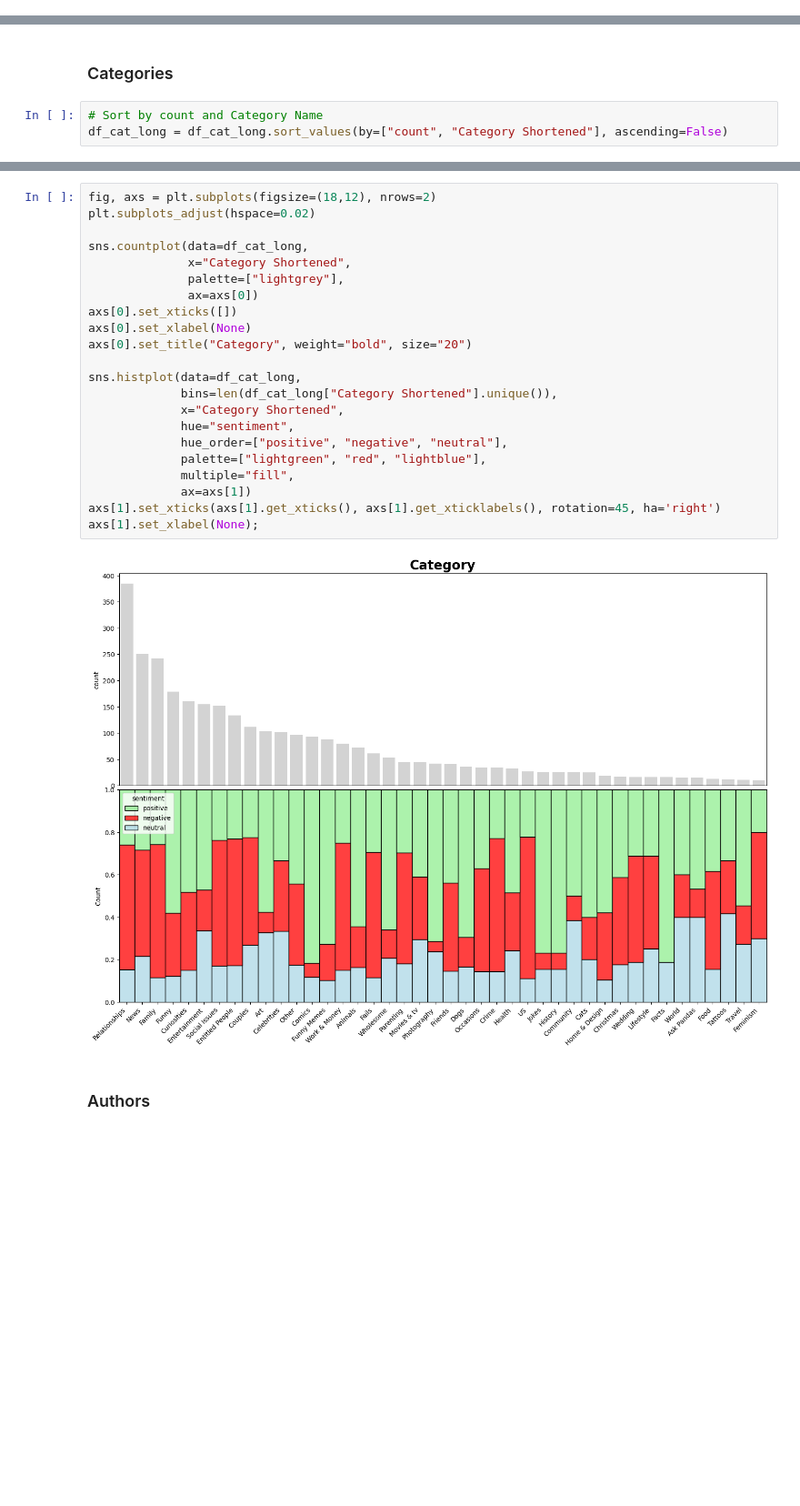
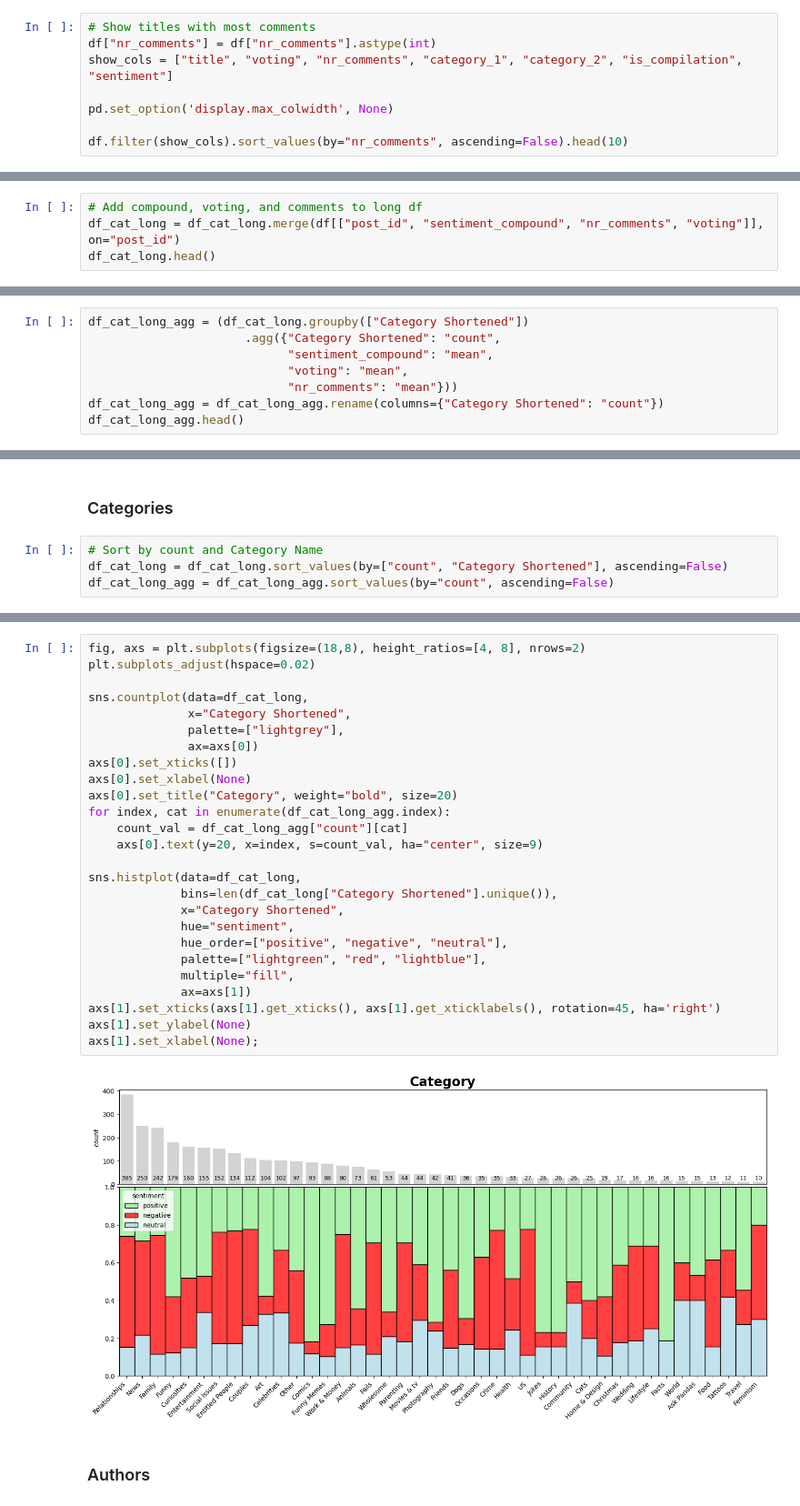
Before and after one commit to nick-peter-marcus/popculture-platform-sentiment-analysis, a Jupyter notebook: sentiment_analysis.ipynb, the cells around one changed output, grey strips where cells are left out. Shown at 91% size. Cells and saved outputs as stored; diff of their text form; blank space fills up the shorter version.

```diff
--- a/sentiment_analysis.ipynb
+++ b/sentiment_analysis.ipynb
@@ -560,0 +560,8 @@ df_author_long["role_count"] = (df_author_long["Author Role"]
+# %%
+# Show titles with most comments
+df["nr_comments"] = df["nr_comments"].astype(int)
+show_cols = ["title", "voting", "nr_comments", "category_1", "category_2", "is_compilation", "sentiment"]
+
+pd.set_option('display.max_colwidth', None)
+
+df.filter(show_cols).sort_values(by="nr_comments", ascending=False).head(10)
@@ -560,0 +621,4 @@ df_author_long["role_count"] = (df_author_long["Author Role"]
+# %%
+# Add compound, voting, and comments to long df
+df_cat_long = df_cat_long.merge(df[["post_id", "sentiment_compound", "nr_comments", "voting"]], on="post_id")
+df_cat_long.head()
@@ -560,0 +632,8 @@ df_author_long["role_count"] = (df_author_long["Author Role"]
+# %%
+df_cat_long_agg = (df_cat_long.groupby(["Category Shortened"])
+                      .agg({"Category Shortened": "count",
+                            "sentiment_compound": "mean",
+                            "voting": "mean",
+                            "nr_comments": "mean"}))
+df_cat_long_agg = df_cat_long_agg.rename(columns={"Category Shortened": "count"})
+df_cat_long_agg.head()
@@ -700,3 +856,4 @@ ax.set_xlabel(None);
 # %%
 # Sort by count and Category Name
 df_cat_long = df_cat_long.sort_values(by=["count", "Category Shortened"], ascending=False)
+df_cat_long_agg = df_cat_long_agg.sort_values(by="count", ascending=False)
@@ -703,27 +864,31 @@ df_cat_long = df_cat_long.sort_values(by=["count", "Category Shortened"], ascend
 # %%
-fig, axs = plt.subplots(figsize=(18,12), nrows=2)
+fig, axs = plt.subplots(figsize=(18,8), height_ratios=[4, 8], nrows=2)
 plt.subplots_adjust(hspace=0.02)
 
 sns.countplot(data=df_cat_long,
               x="Category Shortened",
               palette=["lightgrey"],
               ax=axs[0])
 axs[0].set_xticks([])
 axs[0].set_xlabel(None)
-axs[0].set_title("Category", weight="bold", size="20")
+axs[0].set_title("Category", weight="bold", size=20)
+for index, cat in enumerate(df_cat_long_agg.index):
+    count_val = df_cat_long_agg["count"][cat]
+    axs[0].text(y=20, x=index, s=count_val, ha="center", size=9)
 
 sns.histplot(data=df_cat_long,
              bins=len(df_cat_long["Category Shortened"].unique()),
              x="Category Shortened",
              hue="sentiment",
              hue_order=["positive", "negative", "neutral"],
              palette=["lightgreen", "red", "lightblue"],
              multiple="fill",
              ax=axs[1])
 axs[1].set_xticks(axs[1].get_xticks(), axs[1].get_xticklabels(), rotation=45, ha='right')
+axs[1].set_ylabel(None)
 axs[1].set_xlabel(None);
 # %% [output]
-[figure, old version]
+[figure, new version]
 # %% [markdown]
 ### Authors
 # %% [markdown]
```
Also changed, not shown: parts of 35 cells of this notebook.
